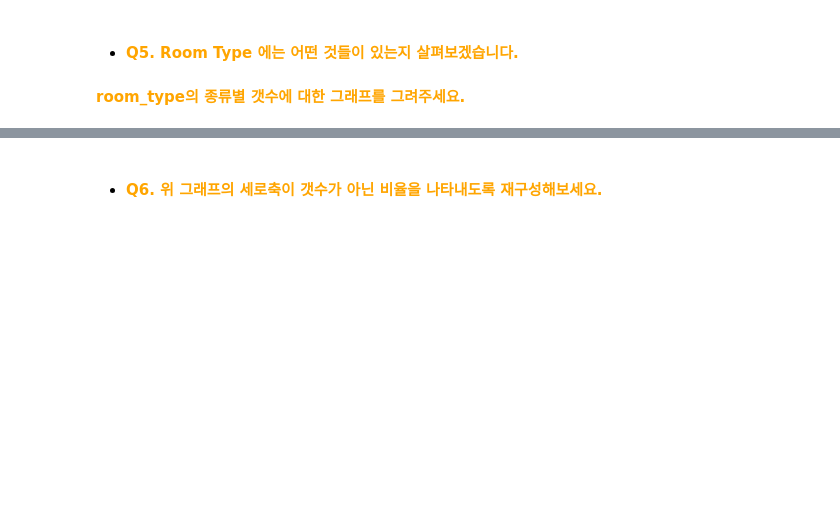
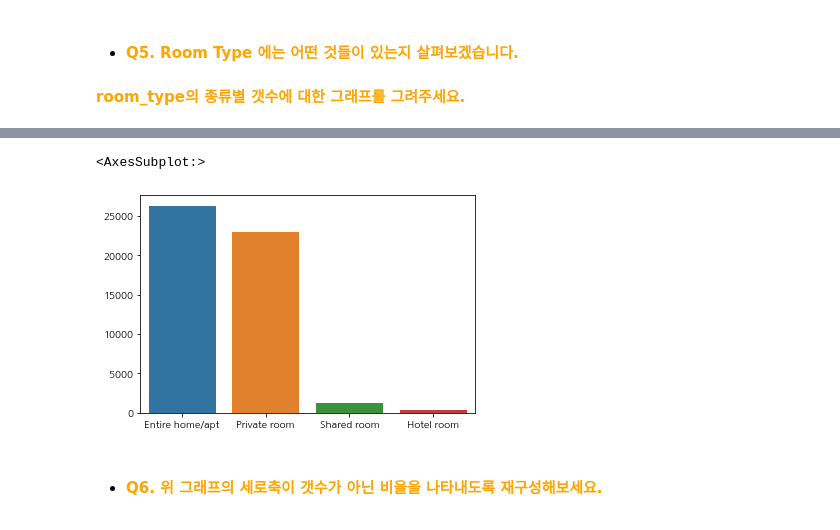
Before and after one commit to lhmlhm1111/ybigta_task, a Jupyter notebook: EDA&visualization/EDA&시각화_과제.ipynb, the cells around one changed output, grey strips where cells are left out. Saved outputs shown, nothing was run; the diff lists cells and outputs as text; code cells hidden in the pictures; blank space fills up the shorter version.

```diff
--- a/EDA&visualization/EDA&시각화_과제.ipynb
+++ b/EDA&visualization/EDA&시각화_과제.ipynb
@@ -134,2 +144,8 @@ memory usage: 21.3+ MB
+# %%
+# Q5
+sns.barplot(x=df['room_type'].value_counts().index, y=df['room_type'].value_counts().values)
+# %% [output]
+<AxesSubplot:>
+[figure, added]
 # %% [markdown]
 - #### <font color='orange'> Q6. 위 그래프의 세로축이 갯수가 아닌 비율을 나타내도록 재구성해보세요.
```
Also changed, not shown: parts of 19 cells of this notebook.
